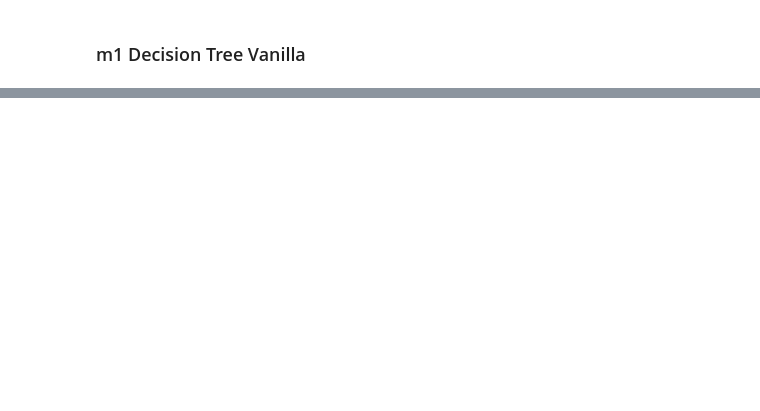
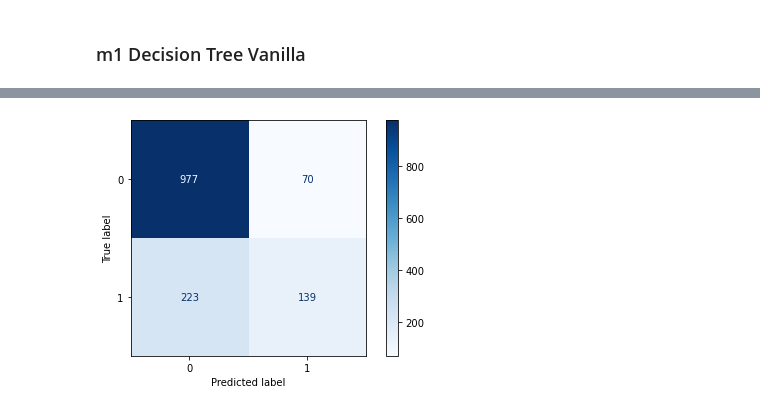
Before and after one commit to cutterback/p03-telco-churn-model, a Jupyter notebook: Telco-Churn-Classification-Model.ipynb, the cells around one changed output, grey strips where cells are left out. Drawn from its saved outputs; the diff is of its cells as text; code cells hidden in the pictures; blank space fills up the shorter version.

```diff
--- a/Telco-Churn-Classification-Model.ipynb
+++ b/Telco-Churn-Classification-Model.ipynb
@@ -605,3 +668,11 @@ plt.show()
+# %%
+plot_confusion_matrix(dt, X_test_tr_m1, y_test, cmap=plt.cm.Blues )
+#                       display_labels=['No Churn', 'Churn'])
+plt.grid(False)
+plt.tight_layout()
+plt.show()
+# %% [output]
+[figure, added]
 # %%
 # Plot and show decision tree
 plt.figure(figsize=(12,12), dpi=500)
```
Also changed, not shown: parts of 18 cells of this notebook, 2 other files.
